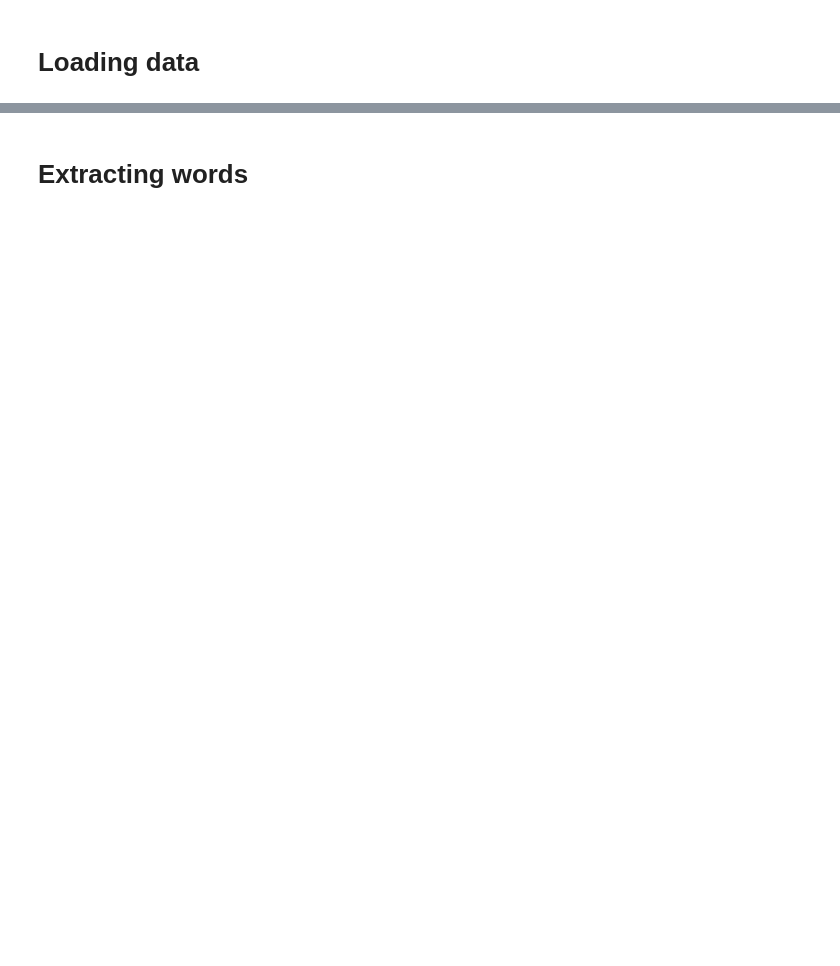
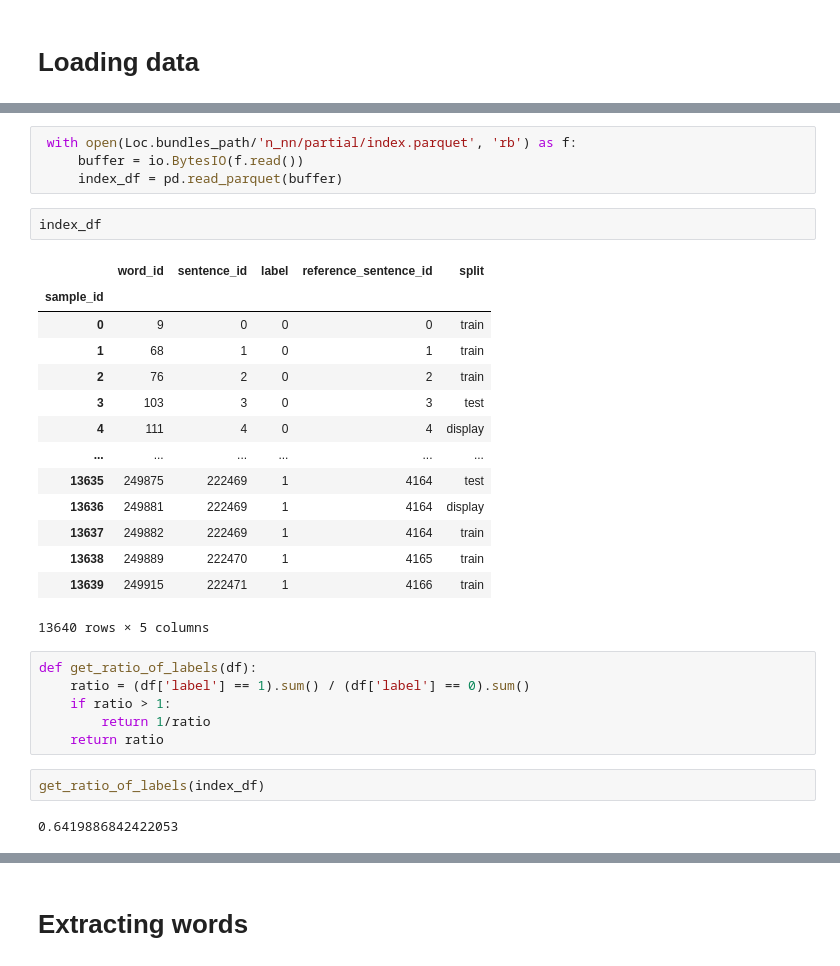
Before and after one commit to okulovsky/grammar_ru, a Jupyter notebook: research/n_nn/playing-around.ipynb, the cells around one changed output, grey strips where cells are left out. Saved outputs shown, nothing was run; the diff lists cells and outputs as text; blank space fills up the shorter version.

```diff
--- a/research/n_nn/playing-around.ipynb
+++ b/research/n_nn/playing-around.ipynb
@@ -29,0 +53,31 @@ frame.head(10)
+# %%
+ with open(Loc.bundles_path/'n_nn/partial/index.parquet', 'rb') as f:
+     buffer = io.BytesIO(f.read())
+     index_df = pd.read_parquet(buffer)
+# %%
+index_df
+# %% [output]
+|  | word_id | sentence_id | label | reference_sentence_id | split |
+| sample_id |  |  |  |  |  |
+| 0 | 9 | 0 | 0 | 0 | train |
+| 1 | 68 | 1 | 0 | 1 | train |
+| 2 | 76 | 2 | 0 | 2 | train |
+| 3 | 103 | 3 | 0 | 3 | test |
+| 4 | 111 | 4 | 0 | 4 | display |
+| ... | ... | ... | ... | ... | ... |
+| 13635 | 249875 | 222469 | 1 | 4164 | test |
+| 13636 | 249881 | 222469 | 1 | 4164 | display |
+| 13637 | 249882 | 222469 | 1 | 4164 | train |
+| 13638 | 249889 | 222470 | 1 | 4165 | train |
+| 13639 | 249915 | 222471 | 1 | 4166 | train |
+13640 rows × 5 columns
+# %%
+def get_ratio_of_labels(df):
+    ratio = (df['label'] == 1).sum() / (df['label'] == 0).sum()
+    if ratio > 1:
+        return 1/ratio
+    return ratio
+# %%
+get_ratio_of_labels(index_df)
+# %% [output]
+0.6419886842422053
```
Also changed, not shown: parts of 62 cells of this notebook, 1 other file.
